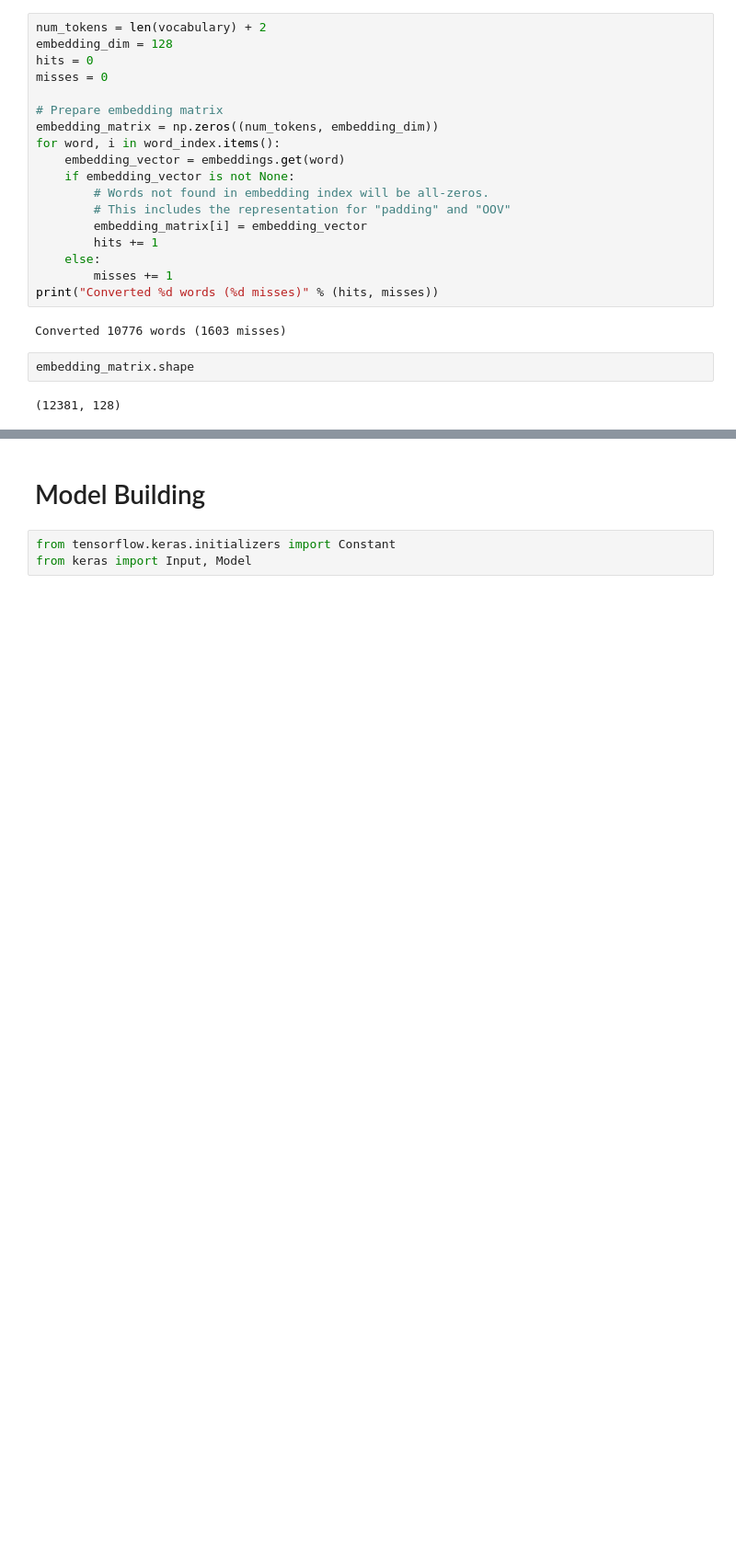
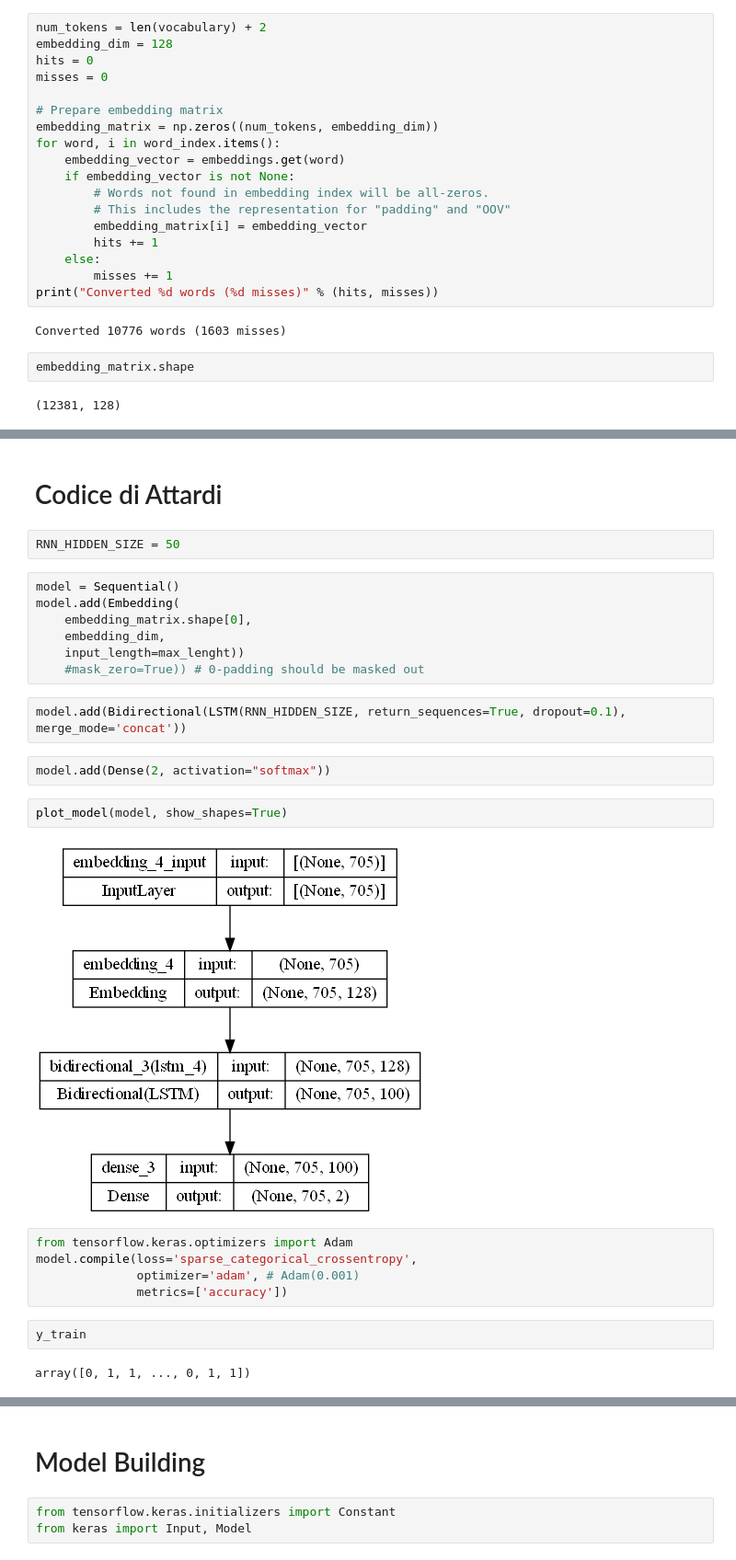
Before and after one commit to iremond/Progetto_HLT, a Jupyter notebook: subtaskA/NeuralNetwork.ipynb, the cells around one changed output, grey strips where cells are left out. Shown at 92% size. Saved outputs shown, nothing was run; the diff lists cells and outputs as text; blank space fills up the shorter version.

```diff
--- a/subtaskA/NeuralNetwork.ipynb
+++ b/subtaskA/NeuralNetwork.ipynb
@@ -236,0 +242,28 @@ embedding_matrix.shape
+# %% [markdown]
+# Codice di Attardi
+# %%
+RNN_HIDDEN_SIZE = 50
+# %%
+model = Sequential()
+model.add(Embedding(
+    embedding_matrix.shape[0],
+    embedding_dim,
+    input_length=max_lenght))
+    #mask_zero=True)) # 0-padding should be masked out
+# %%
+model.add(Bidirectional(LSTM(RNN_HIDDEN_SIZE, return_sequences=True, dropout=0.1), merge_mode='concat'))
+# %%
+model.add(Dense(2, activation="softmax"))
+# %%
+plot_model(model, show_shapes=True)
+# %% [output]
+[figure, added]
+# %%
+from tensorflow.keras.optimizers import Adam
+model.compile(loss='sparse_categorical_crossentropy',
+              optimizer='adam', # Adam(0.001)
+              metrics=['accuracy'])
+# %%
+y_train
+# %% [output]
+array([0, 1, 1, ..., 0, 1, 1])
```
Also changed, not shown: parts of 13 cells of this notebook.
